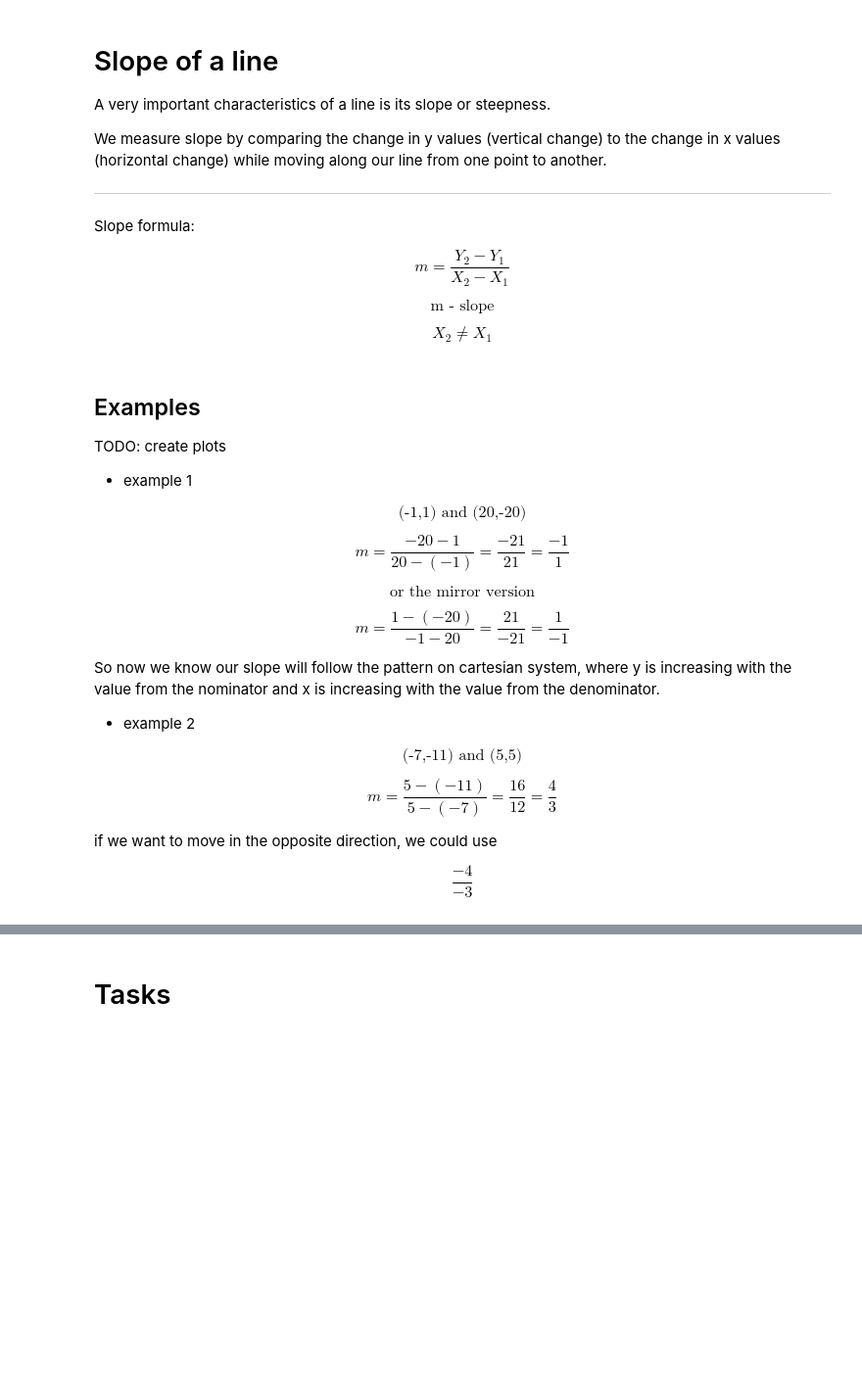
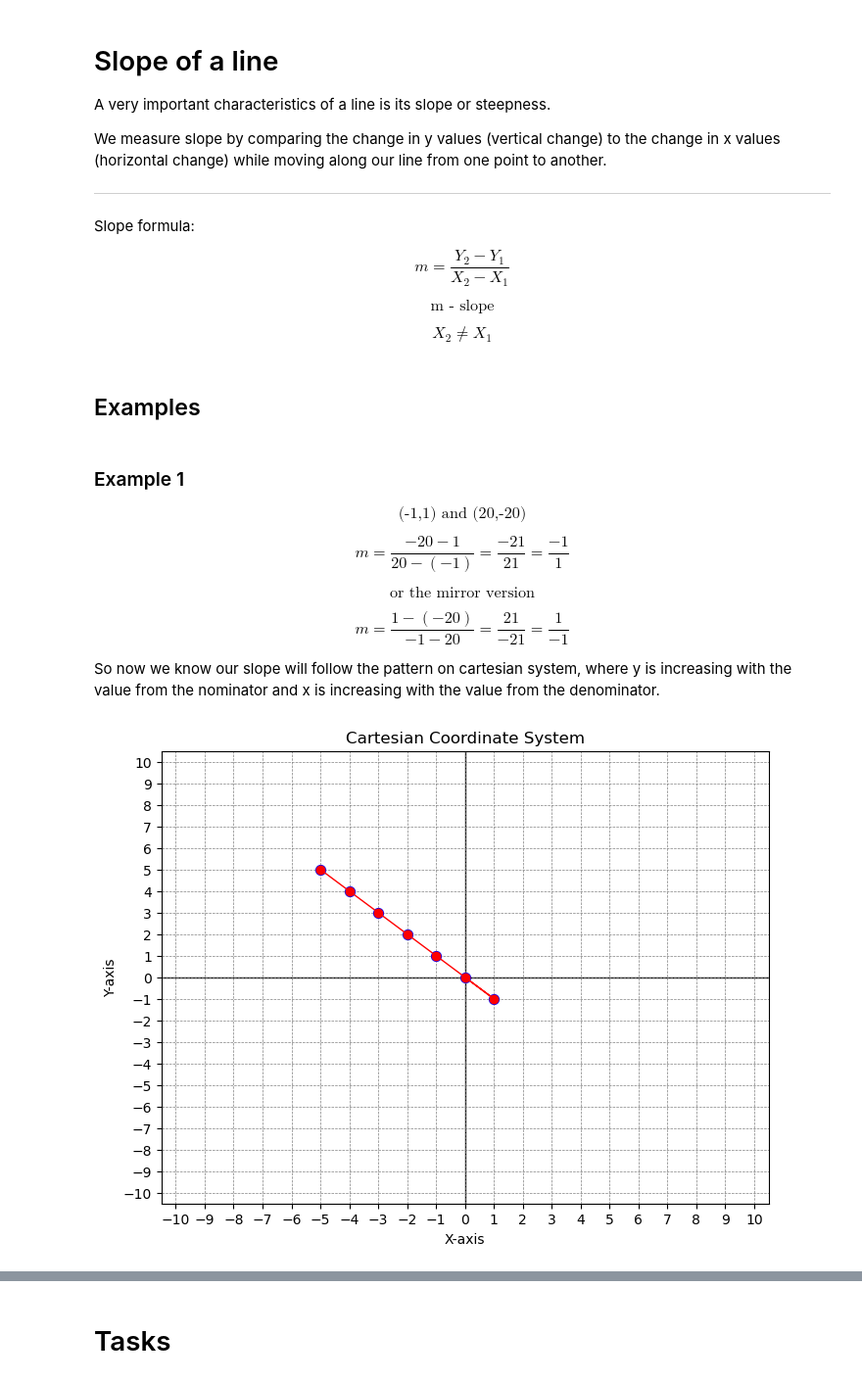
Before and after one commit to BZIvanov/Learning-Algebra, a Jupyter notebook: Algebra1/Algebra1.ipynb, the cells around one changed output, grey strips where cells are left out. Shown: that part at 98% size. Drawn from its saved outputs; the diff is of its cells as text; code cells hidden in the pictures; blank space fills up the shorter version.

Commit message:
slope examples and drawing function

```diff
--- a/Algebra1/Algebra1.ipynb
+++ b/Algebra1/Algebra1.ipynb
@@ -501,12 +498,10 @@ $$ m = \frac{Y_{2} - Y_{1}}{X_{2} - X_{1}} $$
 $$ \text{m - slope} $$
 
 $$ X_{2} \ne X_{1} $$
+# %% [markdown]
+## Examples
 # %% [markdown]
-## Examples
-
-TODO: create plots
-
-- example 1
+### Example 1
 
 $$ \text{(-1,1) and (20,-20)} $$
 
@@ -517,13 +512,7 @@ $$ \text{or the mirror version} $$
 $$ m = \frac{1 - (-20)}{-1 - 20} = \frac{21}{-21} = \frac{1}{-1} $$
 
 So now we know our slope will follow the pattern on cartesian system, where y is increasing with the value from the nominator and x is increasing with the value from the denominator.
-
-- example 2
-
-$$ \text{(-7,-11) and (5,5)} $$
-
-$$ m = \frac{5 - (-11)}{5 - (-7)} = \frac{16}{12} = \frac{4}{3} $$
-
-if we want to move in the opposite direction, we could use
-
-$$ \frac{-4}{-3} $$
+# %%
+draw_cartesian_system([[(0, 0), (1, -1), (-1, 1), (-2, 2), (-3, 3), (-4, 4), (-5, 5)]], draw_line=True)
+# %% [output]
+[figure, added]
```
Also changed, not shown: parts of 26 cells of this notebook.
